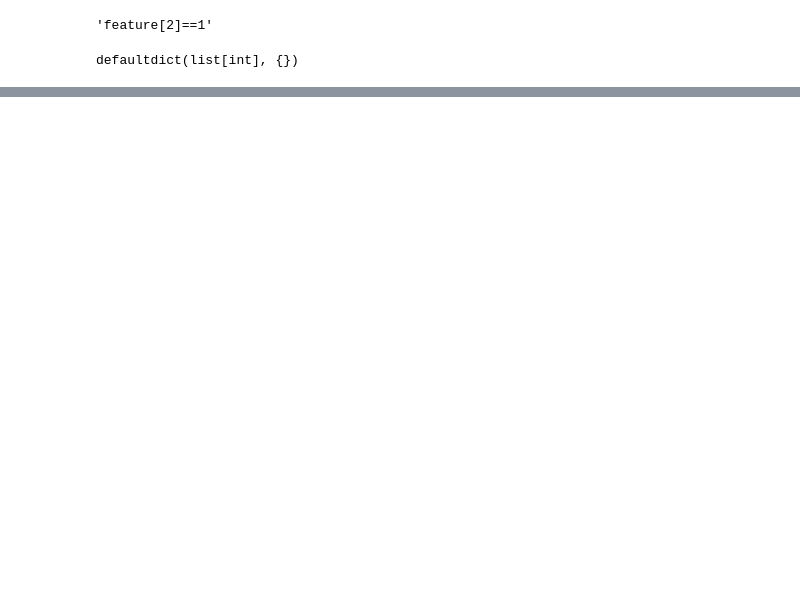
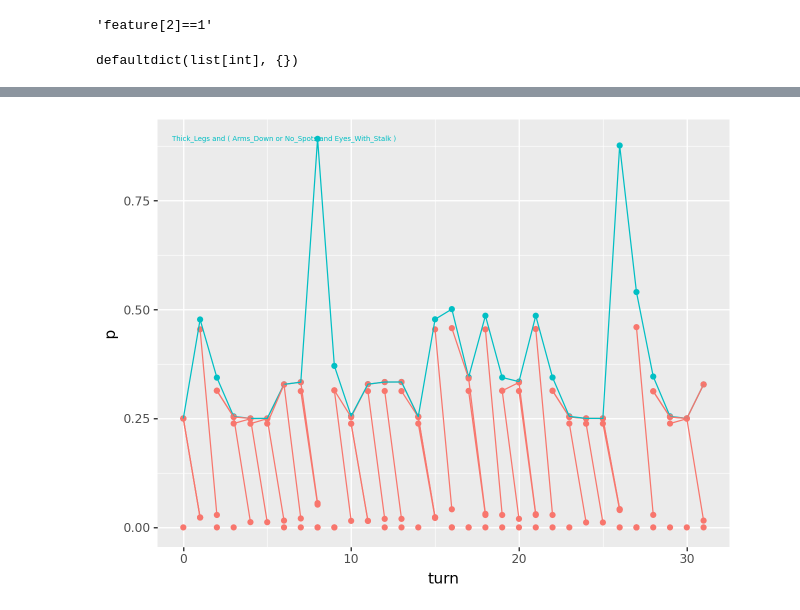
Before and after one commit to Rohambarack/alien_filter, a Jupyter notebook: pg/pg_2.ipynb, the cells around one changed output, grey strips where cells are left out. Drawn from its saved outputs; the diff is of its cells as text; code cells hidden in the pictures; blank space fills up the shorter version.

Commit message:
plots

```diff
--- a/pg/pg_2.ipynb
+++ b/pg/pg_2.ipynb
@@ -80,5 +76,3 @@ for rule in r_list:
     row_list.append(row)
 # %%
 from datasets import Dataset, concatenate_datasets
-# %%
-ds = Dataset.from_list(row_list)
@@ -167,8 +141,6 @@ t = fig_data[fig_data["nr_passes"]==30]
 # A, make choices always based on the top rule first, and then infer the rest, based on the result, (add memory attention etc)
 # B, keep simultaneous eval, set threshold like 0.6
 # C, dual-phase exploration/exploitation?
-# %%
-rule_ds = Dataset.from_pandas(fig_data)
 # %%
 def random_sampler(rule_ds:Dataset,nr_samples:int):
     s = random.sample(range(len(rule_ds)),nr_samples)
@@ -201,12 +173,16 @@ def compare_stimuli_all(rule_ds:Dataset,
     except KeyError:
         pass
 
+
     rule_ds.update({"correct":correct})
     return rule_ds
 
 def proportional_re_weigh(rule_ds,weights:list[float]):
     #add up
     w_sums = sum(weights)
-    new_weight = rule_ds["correct"] / w_sums
+    try:
+        new_weight = rule_ds["correct"] / w_sums
+    except ZeroDivisionError:
+        new_weight = 0
     rule_ds.update({"correct":new_weight})
     return rule_ds
@@ -247,13 +204,23 @@ def instant_resample_filter(rule_ds:Dataset,
     fills up with new rules until n_max reached
     """
 
-    if rule_ds["correct"] < limit:
+    if rule_ds["correct"] <= limit:
 
         removed_rules.append(rule_ds["rule"])
 
         return False
     else:
         return True
+
+def compare_stimuli(rule_ds:Dataset,
+                        stimuli:list[int]):
+    #check if stimuli passes for all rules
+    if stimuli in rule_ds["passes"]:
+        passed_stim = True
+    else:
+        passed_stim = False
+    rule_ds.update({"passed_stim":passed_stim})
+    return rule_ds
 # %%
 from datasets import disable_progress_bars
 # %%
@@ -454 +408,14 @@ Real rule: Thick_Legs and Arms_Up and No_Spots and Eyes_Without_Stalk and Blue
 plot_it = pd.DataFrame(game_list)
+# %%
+#remove small ps for plotting
+
+(
+    ggplot(plot_it, aes("turn","p",group= "rule", color= "rule_disp_c"))
+    + geom_point()
+    + geom_line()
+    + geom_text(aes(label = "rule_disp"), size = 5, nudge_x = -2)
+    + xlim(0,max(plot_it["turn"]))
+    + theme(legend_position="none")
+)
+# %% [output]
+[figure, added]
```
Also changed, not shown: parts of 14 cells of this notebook.
